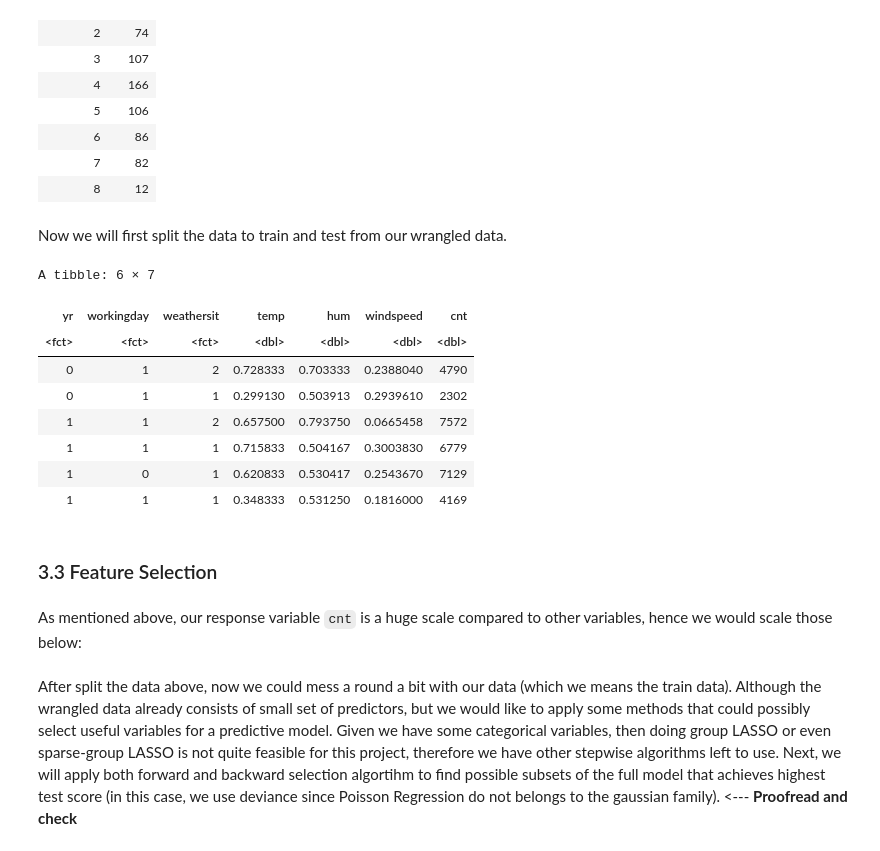
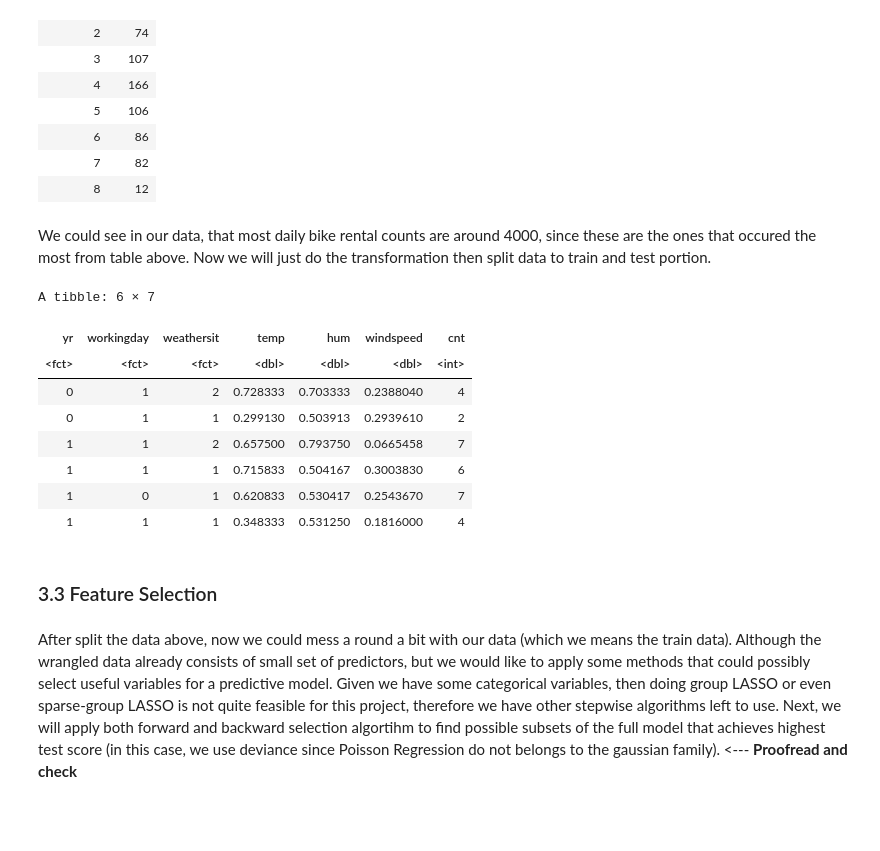
Before and after one commit to tonyliang19/stat301-group-project, a Jupyter notebook: src/methods_tony.ipynb, the cells around one changed output. Drawn from its saved outputs; the diff is of its cells as text; code cells hidden in the pictures; blank space fills up the shorter version.

```diff
--- a/src/methods_tony.ipynb
+++ b/src/methods_tony.ipynb
@@ -313,32 +310,31 @@ bike_scaled <- bike_wrangled %>% mutate(cnt = cn
-# %% [markdown]
-Now we will first split the data to train and test from our wrangled data.
+# %% [markdown]
+We could see in our data, that most daily bike rental counts are around 4000, since these are the ones that occured the most from table above. Now we will just do the transformation then split data to train and test portion.
 # %%
 # setting a seed to reproduce
 set.seed(20221210)
 # 70% of the sample size
-n <- nrow(bike_wrangled)
+bike_scaled <- bike_wrangled %>% mutate(cnt = as.integer(cnt/1000))
+n <- nrow(bike_scaled)
 size <- floor(0.70 * n)
 # index of these samples
 train_ind <- sample(seq_len(n), size = size)
 # split the data into train and test portion
 # train data
-bike_train <- bike_wrangled[train_ind,]
+bike_train <- bike_scaled[train_ind,]
 # test data
-bike_test <- bike_wrangled[-train_ind,]
+bike_test <- bike_scaled[-train_ind,]
 
 # view first 6 train data
 head(bike_train)
 # %% [output]
 A tibble: 6 × 7
 | yr | workingday | weathersit | temp | hum | windspeed | cnt |
-| <fct> | <fct> | <fct> | <dbl> | <dbl> | <dbl> | <dbl> |
-| 0 | 1 | 2 | 0.728333 | 0.703333 | 0.2388040 | 4790 |
-| 0 | 1 | 1 | 0.299130 | 0.503913 | 0.2939610 | 2302 |
-| 1 | 1 | 2 | 0.657500 | 0.793750 | 0.0665458 | 7572 |
-| 1 | 1 | 1 | 0.715833 | 0.504167 | 0.3003830 | 6779 |
-| 1 | 0 | 1 | 0.620833 | 0.530417 | 0.2543670 | 7129 |
-| 1 | 1 | 1 | 0.348333 | 0.531250 | 0.1816000 | 4169 |
+| <fct> | <fct> | <fct> | <dbl> | <dbl> | <dbl> | <int> |
+| 0 | 1 | 2 | 0.728333 | 0.703333 | 0.2388040 | 4 |
+| 0 | 1 | 1 | 0.299130 | 0.503913 | 0.2939610 | 2 |
+| 1 | 1 | 2 | 0.657500 | 0.793750 | 0.0665458 | 7 |
+| 1 | 1 | 1 | 0.715833 | 0.504167 | 0.3003830 | 6 |
+| 1 | 0 | 1 | 0.620833 | 0.530417 | 0.2543670 | 7 |
+| 1 | 1 | 1 | 0.348333 | 0.531250 | 0.1816000 | 4 |
 # %% [markdown]
 ### 3.3 Feature Selection
-# %% [markdown]
-As mentioned above, our response variable `cnt` is a huge scale compared to other variables, hence we would scale those below:
```
Also changed, not shown: parts of 22 cells of this notebook.
